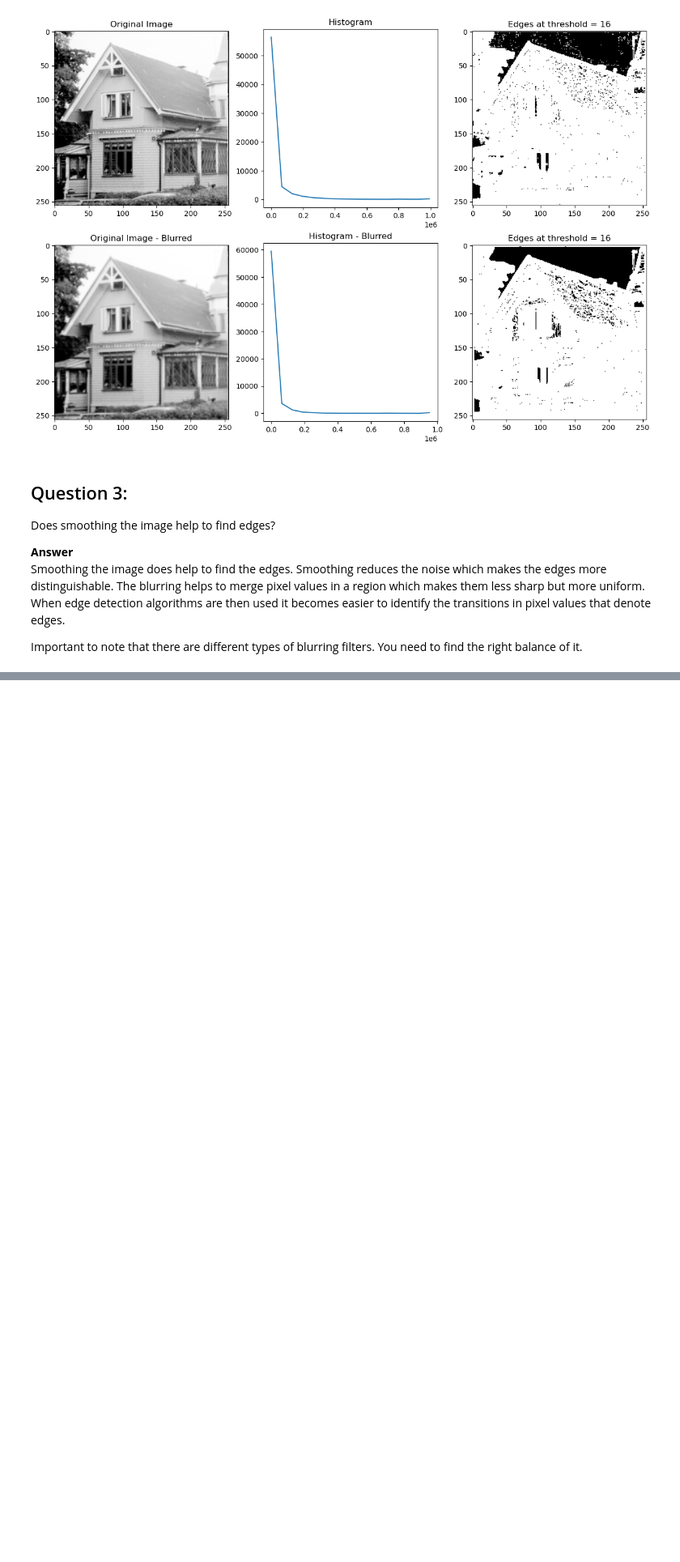
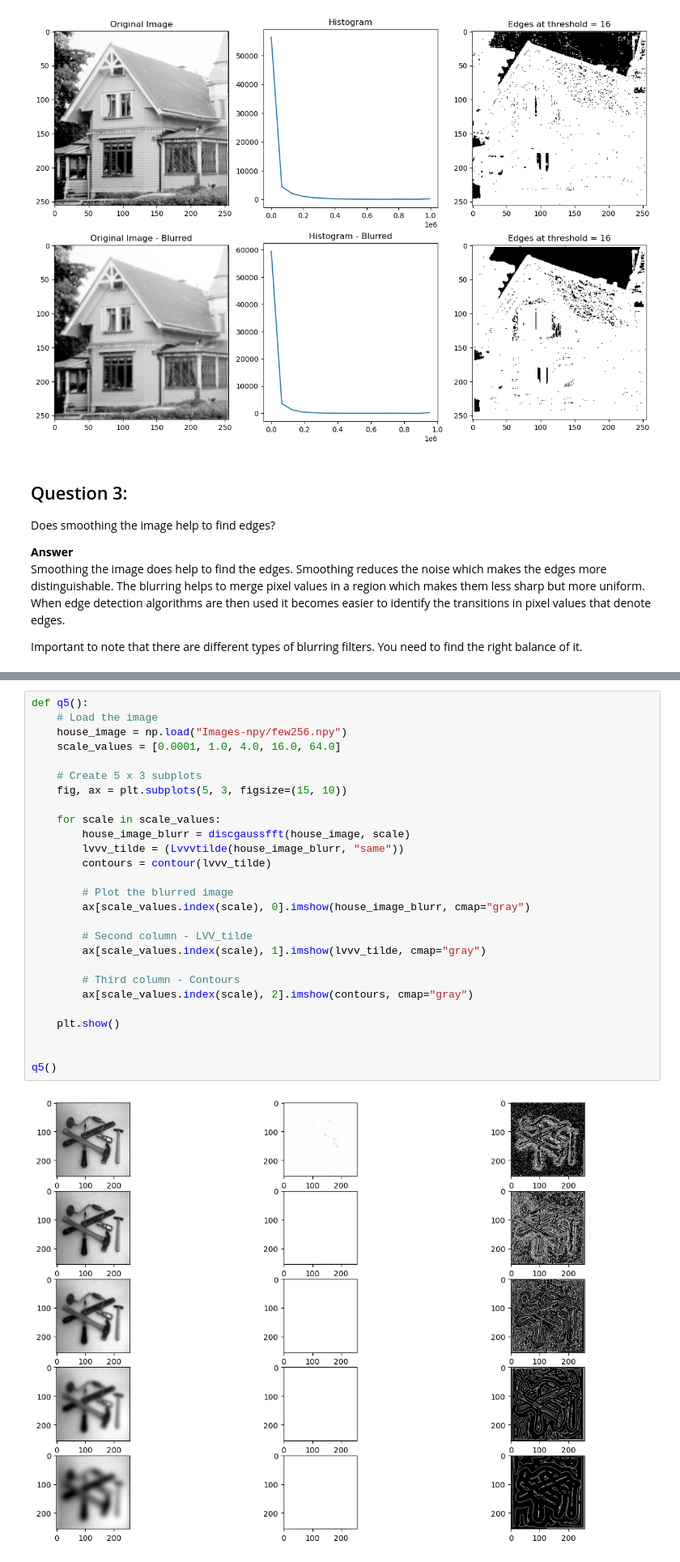
Before and after one commit to RakinAli/Computer-Vision-course, a Jupyter notebook: Labs/Lab 2/Rakin/main.ipynb, the cells around one changed output, grey strips where cells are left out. Shown at 81% size. Saved outputs shown, nothing was run; the diff lists cells and outputs as text; blank space fills up the shorter version.

```diff
--- a/Labs/Lab 2/Rakin/main.ipynb
+++ b/Labs/Lab 2/Rakin/main.ipynb
@@ -311,0 +391,29 @@ hello world
+# %%
+def q5():
+    # Load the image
+    house_image = np.load("Images-npy/few256.npy")
+    scale_values = [0.0001, 1.0, 4.0, 16.0, 64.0]
+
+    # Create 5 x 3 subplots
+    fig, ax = plt.subplots(5, 3, figsize=(15, 10))
+
+    for scale in scale_values:
+        house_image_blurr = discgaussfft(house_image, scale)
+        lvvv_tilde = (Lvvvtilde(house_image_blurr, "same"))
+        contours = contour(lvvv_tilde)
+
+        # Plot the blurred image
+        ax[scale_values.index(scale), 0].imshow(house_image_blurr, cmap="gray")
+
+        # Second column - LVV_tilde
+        ax[scale_values.index(scale), 1].imshow(lvvv_tilde, cmap="gray")
+
+        # Third column - Contours
+        ax[scale_values.index(scale), 2].imshow(contours, cmap="gray")
+
+    plt.show()
+
+
+q5()
+# %% [output]
+[figure, added]
```
Also changed, not shown: parts of 7 cells of this notebook, 1 other file.
